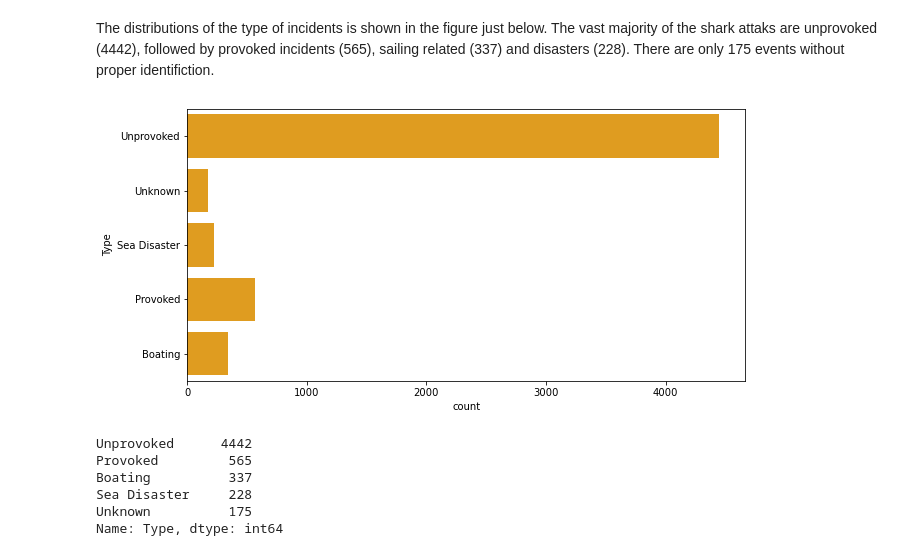
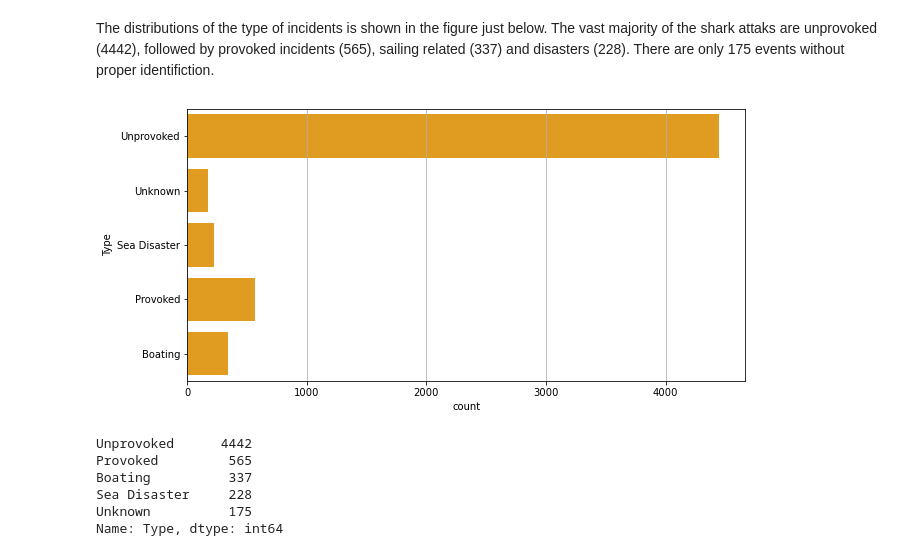
Before and after one commit to ordovas/pandas-project, a Jupyter notebook: your-code/data-wrangling.ipynb, the cells around one changed output. Drawn from its saved outputs; the diff is of its cells as text; code cells hidden in the pictures.

```diff
--- a/your-code/data-wrangling.ipynb
+++ b/your-code/data-wrangling.ipynb
@@ -60,10 +60,11 @@ The distributions of the type of incidents is shown in the figure just below. Th
 # %%
 plt.figure(figsize=(10,5))
 types = sharks["Type"].dropna().sort_values(ascending=False).unique()
+plt.grid(True)
 sns.countplot(y=(sharks["Type"]),color="orange",order=types)
 plt.show()
 # %% [output]
-[figure, old version]
+[figure, new version]
 # %%
 sharks["Type"].value_counts()
 # %% [output]
```
Also changed, not shown: parts of 9 cells of this notebook.
